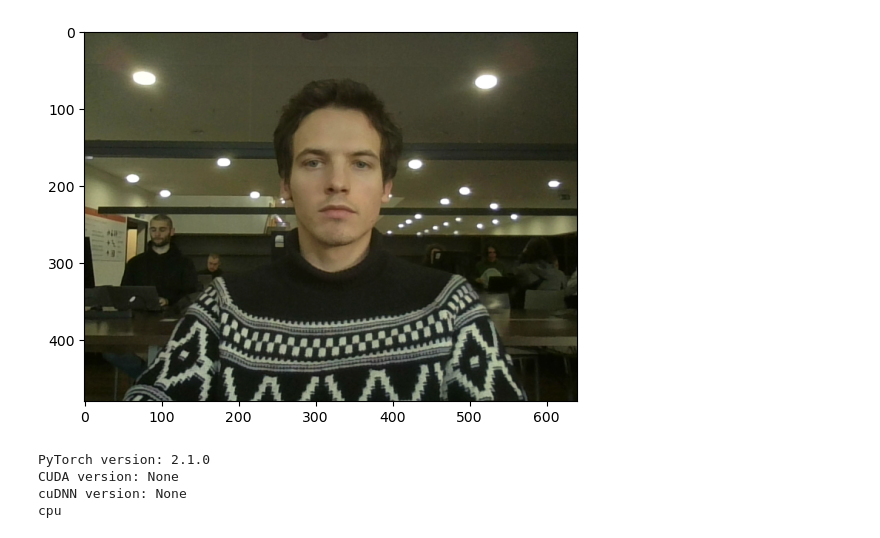
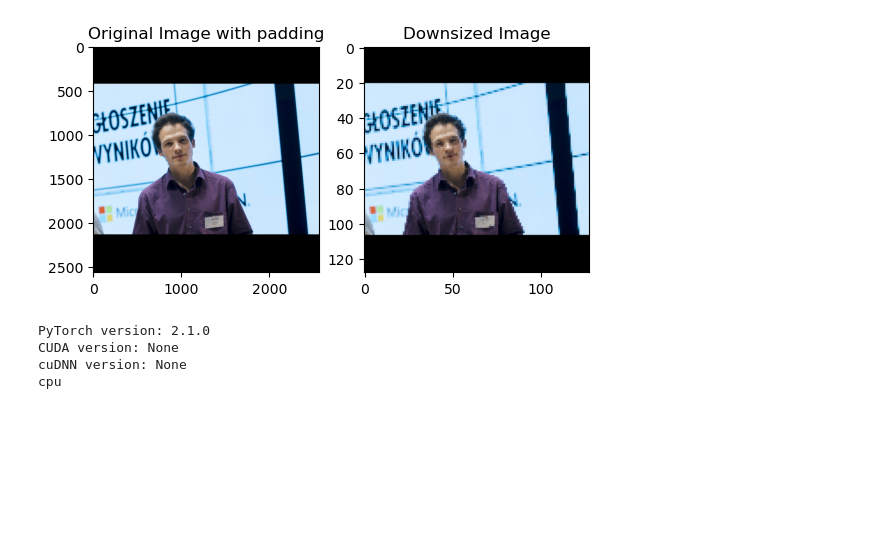
Before and after one commit to TytanMikJas/FaceRecognitionPipeline, a Jupyter notebook: notebooks/phase_1.ipynb, the cells around one changed output. Drawn from its saved outputs; the diff is of its cells as text; code cells hidden in the pictures; blank space fills up the shorter version.

```diff
--- a/notebooks/phase_1.ipynb
+++ b/notebooks/phase_1.ipynb
@@ -8,15 +9,21 @@ from utils.phase_1 import *
 BLAZE_FACE_PATH = './../utils/libs/BlazeFace/'
 # %%
 ## Select taking a photo or using a sample image
-original_img = take_photo()
-#original_img = cv2.imread('../assets/the-office-handshake.jpg')
+# original_img = take_photo()
+original_img = cv2.imread('../assets/model2.jpg')
 
 original_img = reverse_channels(original_img)
+original_img = make_image_rectangle(original_img)
 downsized_img = downsize_img(original_img, (128, 128))
-plt.imshow(original_img)
+_, ax = plt.subplots(1, 2)
+
+ax[0].imshow(original_img)
+ax[0].set_title('Original Image with padding')
+ax[1].imshow(downsized_img)
+ax[1].set_title('Downsized Image')
 plt.show()
 # %% [output]
-[figure, old version]
+[figure, new version]
 # %%
 device = get_torch_device()
 print(device)
```
Also changed, not shown: parts of 7 cells of this notebook, 2 other files.
